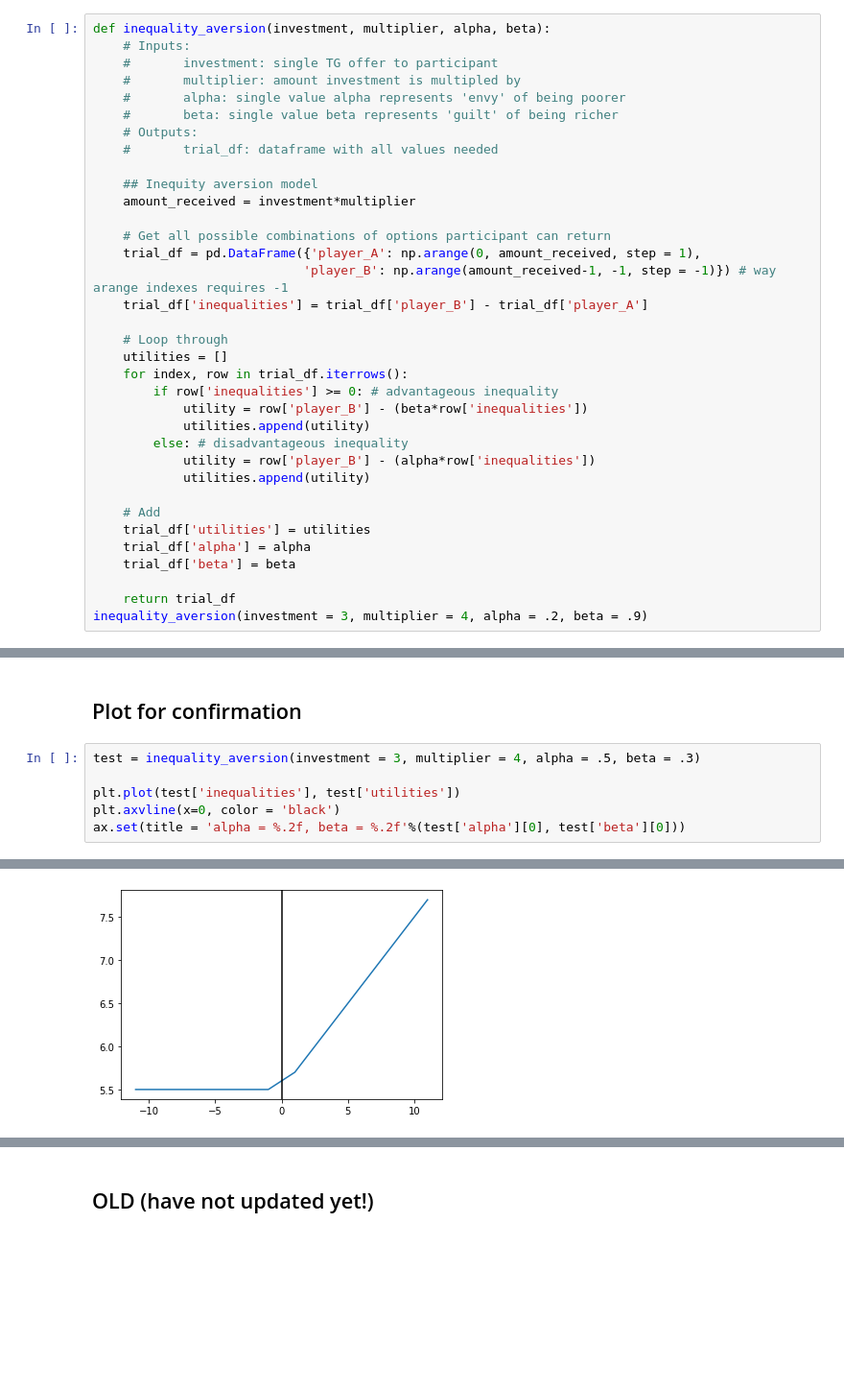
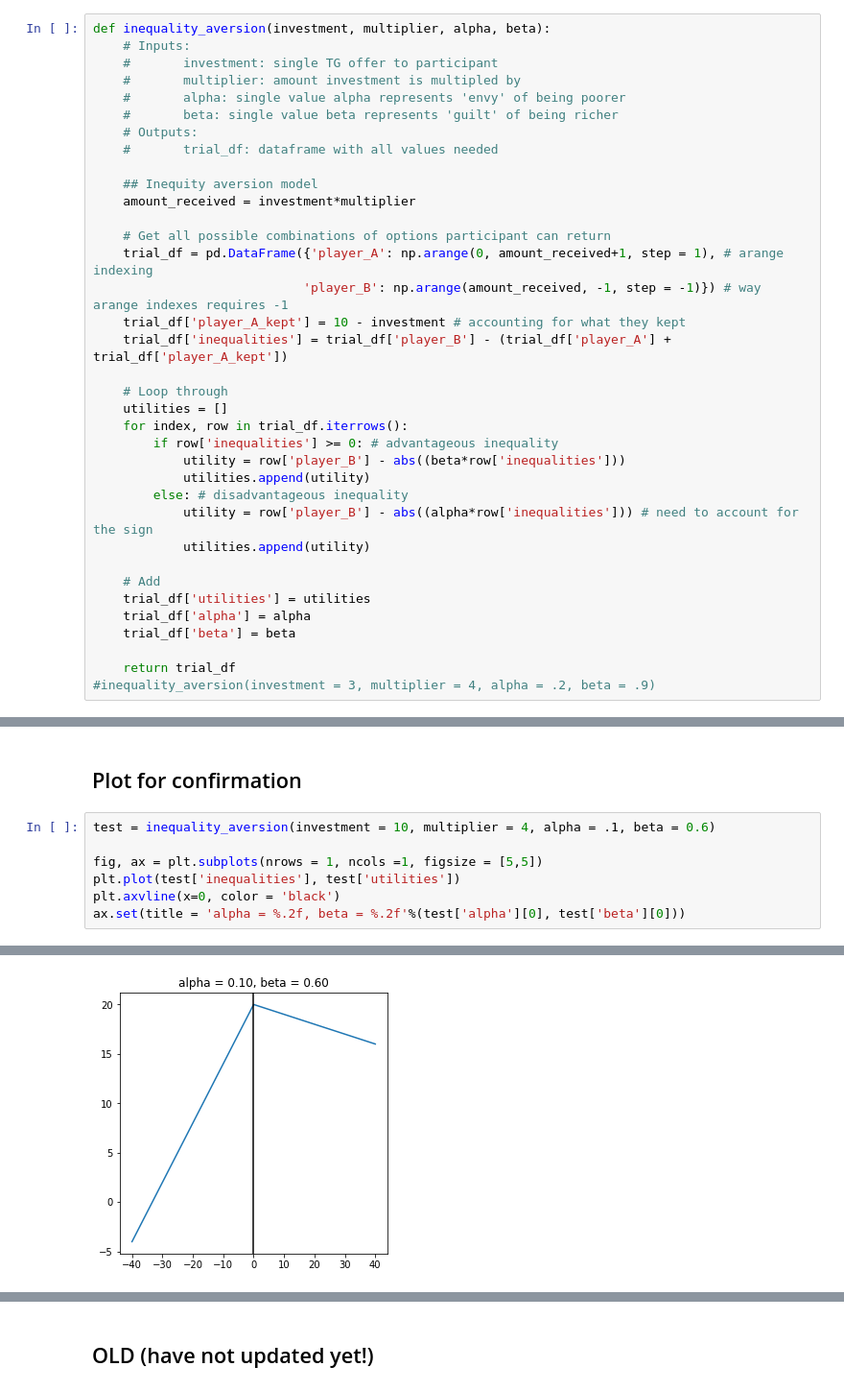
Before and after one commit to jeroenvanbaar/Computational_modeling_tutorial, a Jupyter notebook: 7.Continuous RL Model.ipynb, the cells around one changed output, grey strips where cells are left out. Shown at 96% size. Drawn from its saved outputs; the diff is of its cells as text; blank space fills up the shorter version.

```diff
--- a/7.Continuous RL Model.ipynb
+++ b/7.Continuous RL Model.ipynb
@@ -44,18 +68,19 @@ def inequality_aversion(investment, multiplier, alpha, beta):
     amount_received = investment*multiplier
 
     # Get all possible combinations of options participant can return
-    trial_df = pd.DataFrame({'player_A': np.arange(0, amount_received, step = 1),
-                            'player_B': np.arange(amount_received-1, -1, step = -1)}) # way arange indexes requires -1
-    trial_df['inequalities'] = trial_df['player_B'] - trial_df['player_A']
+    trial_df = pd.DataFrame({'player_A': np.arange(0, amount_received+1, step = 1), # arange indexing
+                            'player_B': np.arange(amount_received, -1, step = -1)}) # way arange indexes requires -1
+    trial_df['player_A_kept'] = 10 - investment # accounting for what they kept
+    trial_df['inequalities'] = trial_df['player_B'] - (trial_df['player_A'] + trial_df['player_A_kept'])
 
     # Loop through
     utilities = []
     for index, row in trial_df.iterrows():
         if row['inequalities'] >= 0: # advantageous inequality
-            utility = row['player_B'] - (beta*row['inequalities'])
+            utility = row['player_B'] - abs((beta*row['inequalities']))
             utilities.append(utility)
         else: # disadvantageous inequality
-            utility = row['player_B'] - (alpha*row['inequalities'])
+            utility = row['player_B'] - abs((alpha*row['inequalities'])) # need to account for the sign
             utilities.append(utility)
 
     # Add
@@ -64,5 +89,5 @@ def inequality_aversion(investment, multiplier, alpha, beta):
     trial_df['beta'] = beta
 
     return trial_df
-inequality_aversion(investment = 3, multiplier = 4, alpha = .2, beta = .9)
+#inequality_aversion(investment = 3, multiplier = 4, alpha = .2, beta = .9)
 # %% [output]
@@ -82,8 +108,9 @@ inequality_aversion(investment = 3, multiplier = 4, alpha = .2, beta = .9)
 # %% [markdown]
 ## Plot for confirmation
 # %%
-test = inequality_aversion(investment = 3, multiplier = 4, alpha = .5, beta = .3)
+test = inequality_aversion(investment = 10, multiplier = 4, alpha = .1, beta = 0.6)
 
+fig, ax = plt.subplots(nrows = 1, ncols =1, figsize = [5,5])
 plt.plot(test['inequalities'], test['utilities'])
 plt.axvline(x=0, color = 'black')
 ax.set(title = 'alpha = %.2f, beta = %.2f'%(test['alpha'][0], test['beta'][0]))
@@ -92 +119 @@ ax.set(title = 'alpha = %.2f, beta = %.2f'%(test['alpha'][0], test['beta'][0]))
-[figure, old version]
+[figure, new version]
```
Also changed, not shown: parts of 10 cells of this notebook.
